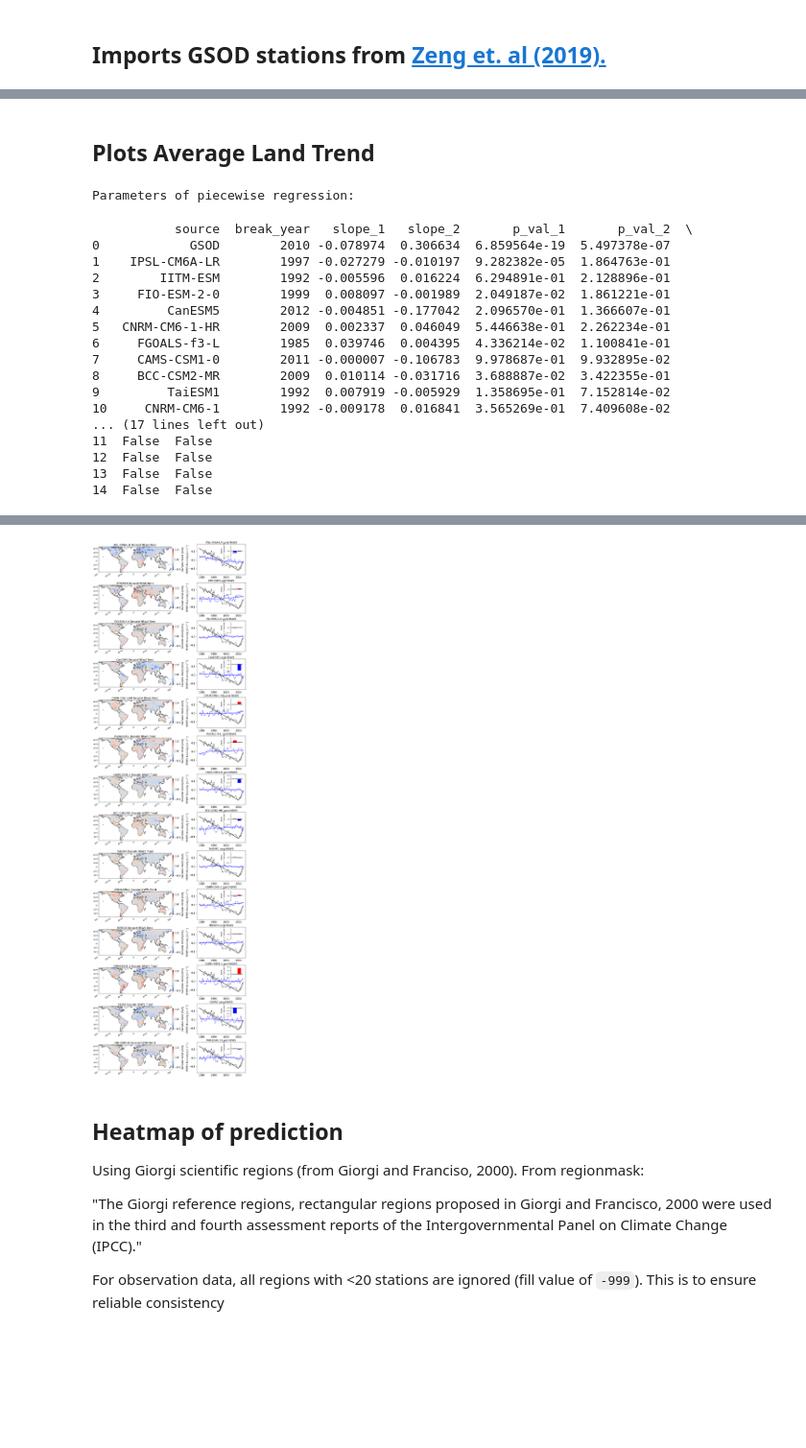
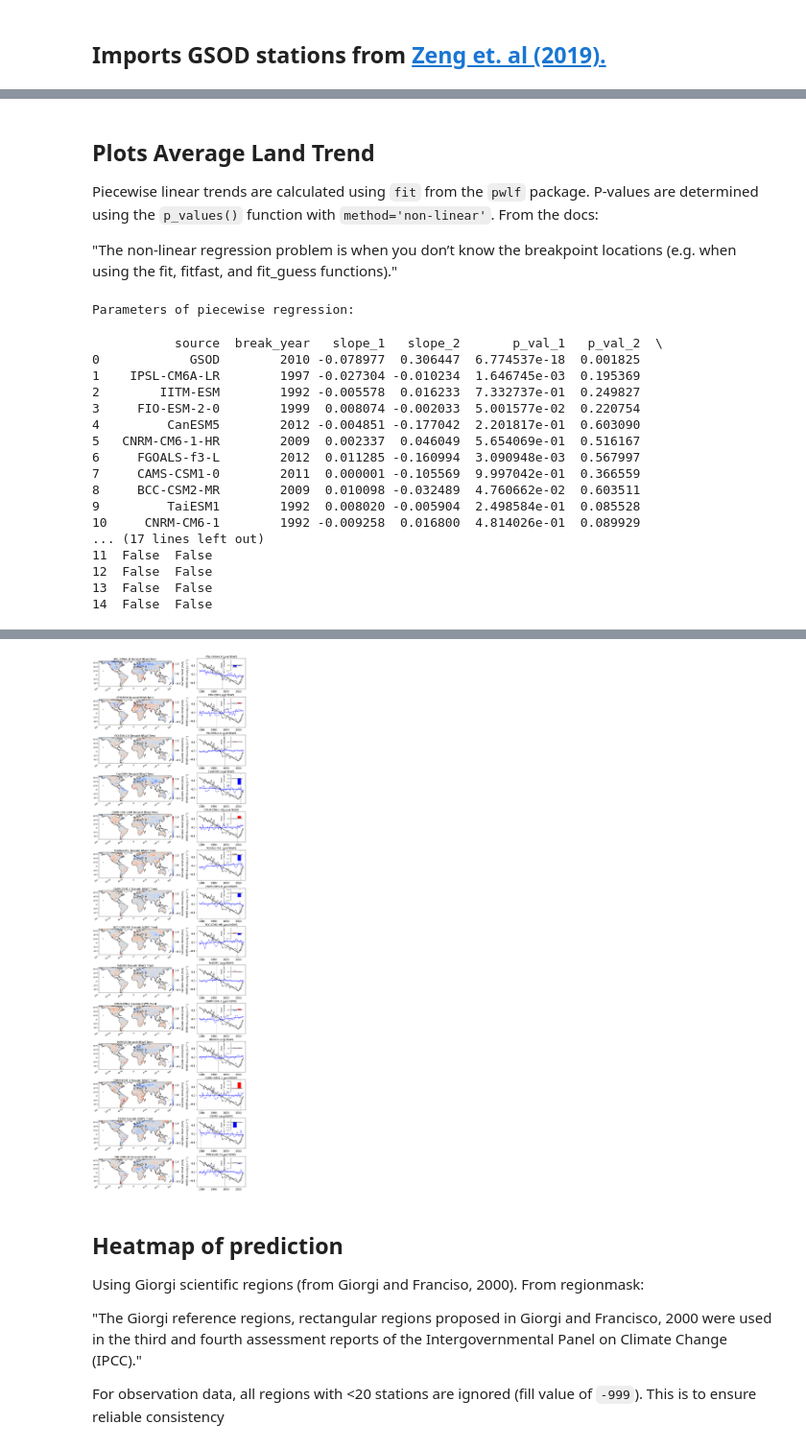
Before and after one commit to ivalencius/winds-of-change, a Jupyter notebook: amip_validation.ipynb, the cells around one changed output, grey strips where cells are left out. Shown at 96% size. Saved outputs shown, nothing was run; the diff lists cells and outputs as text; code cells hidden in the pictures; blank space fills up the shorter version.

```diff
--- a/amip_validation.ipynb
+++ b/amip_validation.ipynb
@@ -243,7 +240,7 @@ gsod_pwlf = pwlf.PiecewiseLinFit(years, obs_anom)
 breaks = gsod_pwlf.fit(2)
 break_year = int(breaks[1])
 slopes = gsod_pwlf.calc_slopes()*10
-p_vals = gsod_pwlf.p_values()[1:]  # betas are [intercept, slope1, slope2, ...]
+p_vals = gsod_pwlf.p_values(method='non-linear')[1:]  # betas are [intercept, slope1, slope2, ...]
 # print(f'Piecewise Parameters\n\tBreakpoint: {break_year}\n\tDecadal Slopes: {slopes}\n\tP-Values: {p_vals}')
 y_hat = gsod_pwlf.predict(years)
 
@@ -322,5 +319,9 @@ piecewise_params
 # %% [markdown]
 ## Plots Average Land Trend
+
+Piecewise linear trends are calculated using `fit` from the `pwlf` package. P-values are determined using the `p_values()` function with `method='non-linear'`. From the docs:
+
+"The non-linear regression problem is when you don’t know the breakpoint locations (e.g. when using the fit, fitfast, and fit_guess functions)."
 # %%
 # Masking regions
 land_region = regionmask.defined_regions.natural_earth_v5_0_0.land_110  # Land has value 0
@@ -362,7 +363,7 @@ for i, model in enumerate(tqdm(ensemble.keys(), desc='Plotting models')):
     breaks = model_pwlf.fit(2)
     break_year = int(breaks[1])
     slopes = model_pwlf.calc_slopes()*10  # make decadal
-    p_vals = model_pwlf.p_values()[1:]  # betas are [intercept, slope1, slope2, ...]
+    p_vals = model_pwlf.p_values(method='non-linear')[1:]  # betas are [intercept, slope1, slope2, ...]
     # print(f'Piecewise Parameters\n\tBreakpoint: {break_year}\n\tDecadal Slopes: {slopes}\n\tP-Values: {p_vals}')
     ts.plot(years, model_pwlf.predict(years), color='blue')
     ax_min = min(min(obs_anom), min(land_nsws)) - 0.05
@@ -431,46 +432,46 @@ for i, model in enumerate(tqdm(ensemble.keys(), desc='Plotting models')):
     ts.set_ylabel('NSWS Anomaly [m s$^{-1}$]')
     # Save results of piecewise fit
     piecewise_params = pd.concat([
         piecewise_params,
         pd.DataFrame(
             dict(
                 source=model,
                 break_year=break_year,
                 slope_1=slopes[0],
                 slope_2=slopes[1],
                 p_val_1=p_vals[0],
                 p_val_2=p_vals[1],
                 sig_1=p_vals[0] < 0.01,
                 sig_2=p_vals[1] < 0.01
                 ), index=[0]
         )
         ], ignore_index=True)
 
 plt.savefig('figures/amip-hist-land-trends.png', dpi=300, bbox_inches='tight', pad_inches=0.1)
 print('Parameters of piecewise regression:')
 print(piecewise_params)
 plt.show()
 # %% [output]
 Parameters of piecewise regression:
-           source  break_year   slope_1   slope_2       p_val_1       p_val_2  \
-0            GSOD        2010 -0.078974  0.306634  6.859564e-19  5.497378e-07
-1    IPSL-CM6A-LR        1997 -0.027279 -0.010197  9.282382e-05  1.864763e-01
-2        IITM-ESM        1992 -0.005596  0.016224  6.294891e-01  2.128896e-01
-3     FIO-ESM-2-0        1999  0.008097 -0.001989  2.049187e-02  1.861221e-01
-4         CanESM5        2012 -0.004851 -0.177042  2.096570e-01  1.366607e-01
-5   CNRM-CM6-1-HR        2009  0.002337  0.046049  5.446638e-01  2.262234e-01
-6     FGOALS-f3-L        1985  0.039746  0.004395  4.336214e-02  1.100841e-01
-7     CAMS-CSM1-0        2011 -0.000007 -0.106783  9.978687e-01  9.932895e-02
-8     BCC-CSM2-MR        2009  0.010114 -0.031716  3.688887e-02  3.422355e-01
-9         TaiESM1        1992  0.007919 -0.005929  1.358695e-01  7.152814e-02
-10     CNRM-CM6-1        1992 -0.009178  0.016841  3.565269e-01  7.409608e-02
+           source  break_year   slope_1   slope_2       p_val_1   p_val_2  \
+0            GSOD        2010 -0.078977  0.306447  6.774537e-18  0.001825
+1    IPSL-CM6A-LR        1997 -0.027304 -0.010234  1.646745e-03  0.195369
+2        IITM-ESM        1992 -0.005578  0.016233  7.332737e-01  0.249827
+3     FIO-ESM-2-0        1999  0.008074 -0.002033  5.001577e-02  0.220754
+4         CanESM5        2012 -0.004851 -0.177042  2.201817e-01  0.603090
+5   CNRM-CM6-1-HR        2009  0.002337  0.046049  5.654069e-01  0.516167
+6     FGOALS-f3-L        2012  0.011285 -0.160994  3.090948e-03  0.567997
+7     CAMS-CSM1-0        2011  0.000001 -0.105569  9.997042e-01  0.366559
+8     BCC-CSM2-MR        2009  0.010098 -0.032489  4.760662e-02  0.603511
+9         TaiESM1        1992  0.008020 -0.005904  2.498584e-01  0.085528
+10     CNRM-CM6-1        1992 -0.009258  0.016800  4.814026e-01  0.089929
 ... (17 lines left out)
 11  False  False
 12  False  False
 13  False  False
 14  False  False
 [interactive output not drawn]
-[figure, old version]
+[figure, new version]
 # %% [markdown]
 ## Heatmap of prediction
 
```
Also changed, not shown: parts of 7 cells of this notebook, 3 other files.
